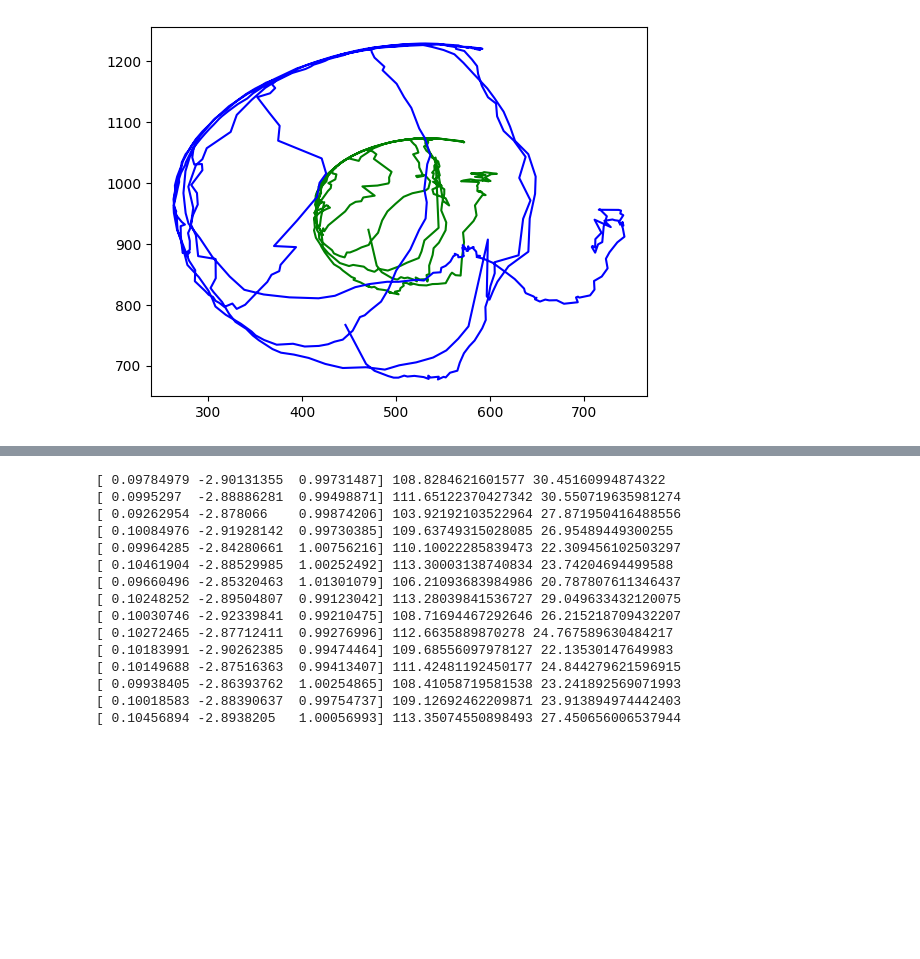
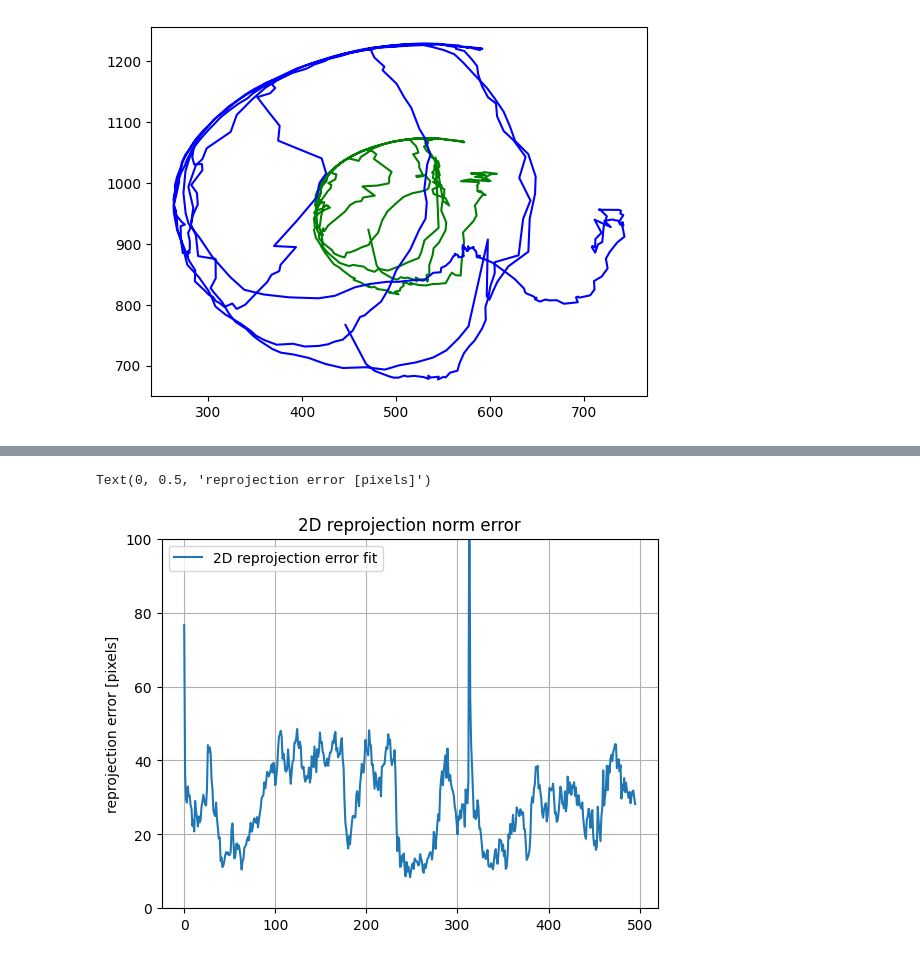
Before and after one commit to balthazarneveu/monocular_pose_and_forces_estimation, a Jupyter notebook: studies/camera_projection/projective_cost.ipynb, the cells around one changed output, grey strips where cells are left out. Saved outputs shown, nothing was run; the diff lists cells and outputs as text; code cells hidden in the pictures; blank space fills up the shorter version.

```diff
--- a/studies/camera_projection/projective_cost.ipynb
+++ b/studies/camera_projection/projective_cost.ipynb
@@ -221,7 +225,9 @@ def cost_function(extrinsic_params, point_4d_data, point_2d_data, intrinsic_matr
     return diff
 # %%
 debug = False
-for time_idx in range(5,20):
+solutions  = []
+metrics = {"reprojection_error": [], "init_error": []}
+for time_idx in range(len(gt_p_full)):
     x_gt_2D_array, y_gt_2D_array = [], []
     point_4d_data = []
     for joint_idx, frame in enumerate([SHOULDER, ELBOW, WRIST]):
@@ -235,8 +241,6 @@ for time_idx in range(5,20):
         y_gt_2D = gt_p2d_full[time_idx, joint_idx * 3 + 1]*h
         x_gt_2D_array.append(x_gt_2D)
         y_gt_2D_array.append(y_gt_2D)
-    # x_gt_2D_array = np.stack(x_gt_2D_array)
-    # y_gt_2D_array = np.stack(y_gt_2D_array)
     point_2d_data = np.array([x_gt_2D_array, y_gt_2D_array]).T # 3, 3
     point_4d_data = np.array(point_4d_data)[:, :, 0].T # 3, 2
     if debug:
@@ -250,20 +254,20 @@ for time_idx in range(5,20):
     solution = least_squares(cost_function, init_var, args=(point_4d_data, point_2d_data, intrinsic_matrix)).x
     # if debug
     solution_cost = cost_function(solution, point_4d_data, point_2d_data, intrinsic_matrix)
-    print(solution, np.linalg.norm(init_cost), np.linalg.norm(solution_cost))
+    # print(solution, np.linalg.norm(init_cost), np.linalg.norm(solution_cost))
+    solutions.append(solution)
+    metrics["reprojection_error"].append(np.linalg.norm(solution_cost))
+    metrics["init_error"].append(np.linalg.norm(init_cost))
+metrics["reprojection_error"] = np.array(metrics["reprojection_error"])
+metrics["init_error"] = np.array(metrics["init_error"])
-# %% [output]
-[ 0.09784979 -2.90131355  0.99731487] 108.8284621601577 30.45160994874322
-[ 0.0995297  -2.88886281  0.99498871] 111.65122370427342 30.550719635981274
-[ 0.09262954 -2.878066    0.99874206] 103.92192103522964 27.871950416488556
-[ 0.10084976 -2.91928142  0.99730385] 109.63749315028085 26.95489449300255
-[ 0.09964285 -2.84280661  1.00756216] 110.10022285839473 22.309456102503297
-[ 0.10461904 -2.88529985  1.00252492] 113.30003138740834 23.74204694499588
-[ 0.09660496 -2.85320463  1.01301079] 106.21093683984986 20.787807611346437
-[ 0.10248252 -2.89504807  0.99123042] 113.28039841536727 29.049633432120075
-[ 0.10030746 -2.92339841  0.99210475] 108.71694467292646 26.215218709432207
-[ 0.10272465 -2.87712411  0.99276996] 112.6635889870278 24.767589630484217
-[ 0.10183991 -2.90262385  0.99474464] 109.68556097978127 22.13530147649983
-[ 0.10149688 -2.87516363  0.99413407] 111.42481192450177 24.844279621596915
-[ 0.09938405 -2.86393762  1.00254865] 108.41058719581538 23.241892569071993
-[ 0.10018583 -2.88390637  0.99754737] 109.12692462209871 23.913894974442403
-[ 0.10456894 -2.8938205   1.00056993] 113.35074550898493 27.450656006537944
+# %%
+plt.plot(metrics["reprojection_error"], label="2D reprojection error fit")
+# plt.plot(metrics["init_error"], label="2D reprojection error initialization")
+plt.ylim(0, 100)
+plt.grid()
+plt.legend()
+plt.title("2D reprojection norm error")
+plt.ylabel("reprojection error [pixels]")
+# %% [output]
+Text(0, 0.5, 'reprojection error [pixels]')
+[figure, added]
```
Also changed, not shown: parts of 5 cells of this notebook.
